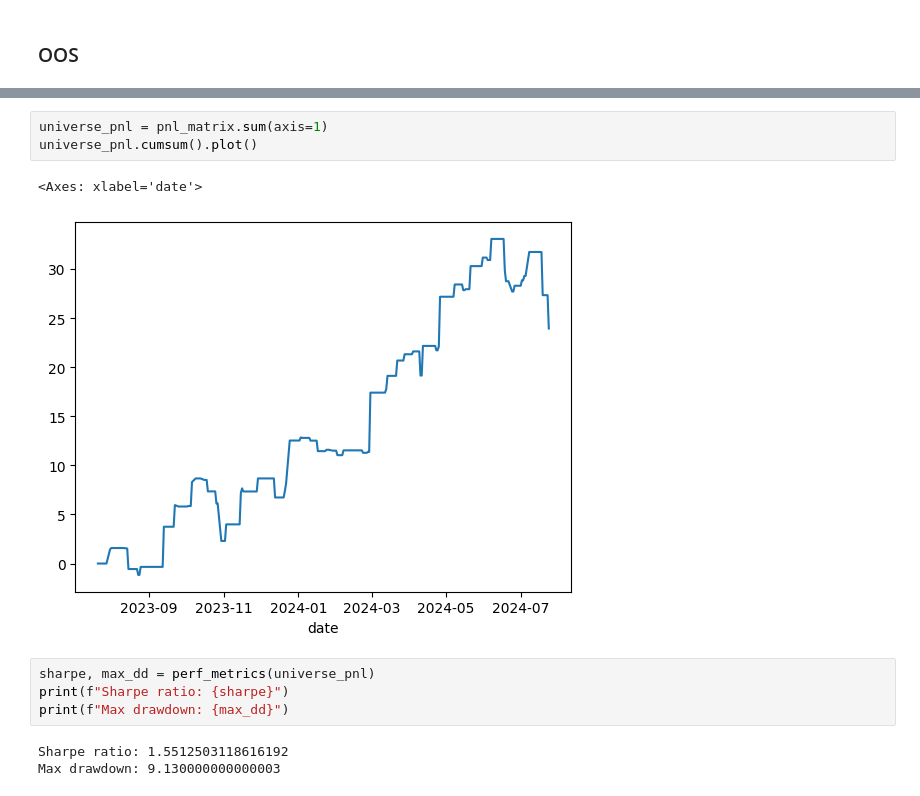
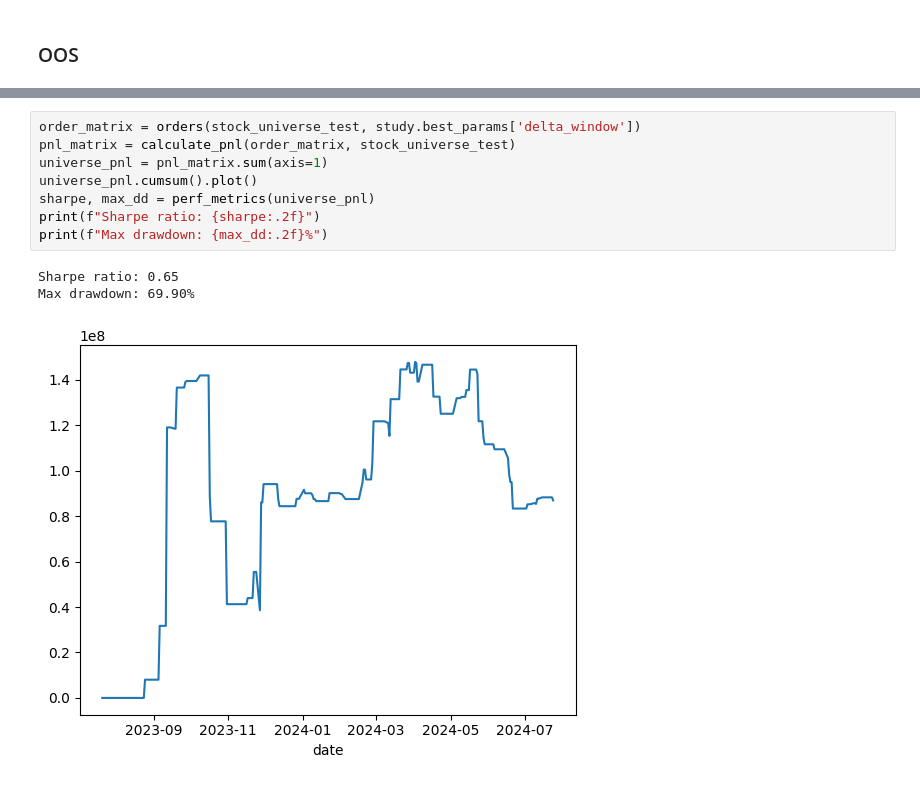
Before and after one commit to trungchien171/a1phas, a Jupyter notebook: stock/vietnam_stock/optimizer/alpha_vnstock.ipynb, the cells around one changed output, grey strips where cells are left out. Drawn from its saved outputs; the diff is of its cells as text.

```diff
--- a/stock/vietnam_stock/optimizer/alpha_vnstock.ipynb
+++ b/stock/vietnam_stock/optimizer/alpha_vnstock.ipynb
@@ -413,13 +429,12 @@ pnl_matrix.head()
-# %%
-universe_pnl = pnl_matrix.sum(axis=1)
-universe_pnl.cumsum().plot()
-# %% [output]
-<Axes: xlabel='date'>
-[figure, removed]
 # %%
+order_matrix = orders(stock_universe_test, study.best_params['delta_window'])
+pnl_matrix = calculate_pnl(order_matrix, stock_universe_test)
+universe_pnl = pnl_matrix.sum(axis=1)
+universe_pnl.cumsum().plot()
 sharpe, max_dd = perf_metrics(universe_pnl)
-print(f"Sharpe ratio: {sharpe}")
-print(f"Max drawdown: {max_dd}")
+print(f"Sharpe ratio: {sharpe:.2f}")
+print(f"Max drawdown: {max_dd:.2f}%")
 # %% [output]
-Sharpe ratio: 1.5512503118616192
-Max drawdown: 9.130000000000003
+Sharpe ratio: 0.65
+Max drawdown: 69.90%
+[figure, added]
```
Also changed, not shown: parts of 15 cells of this notebook, 3 other files.
